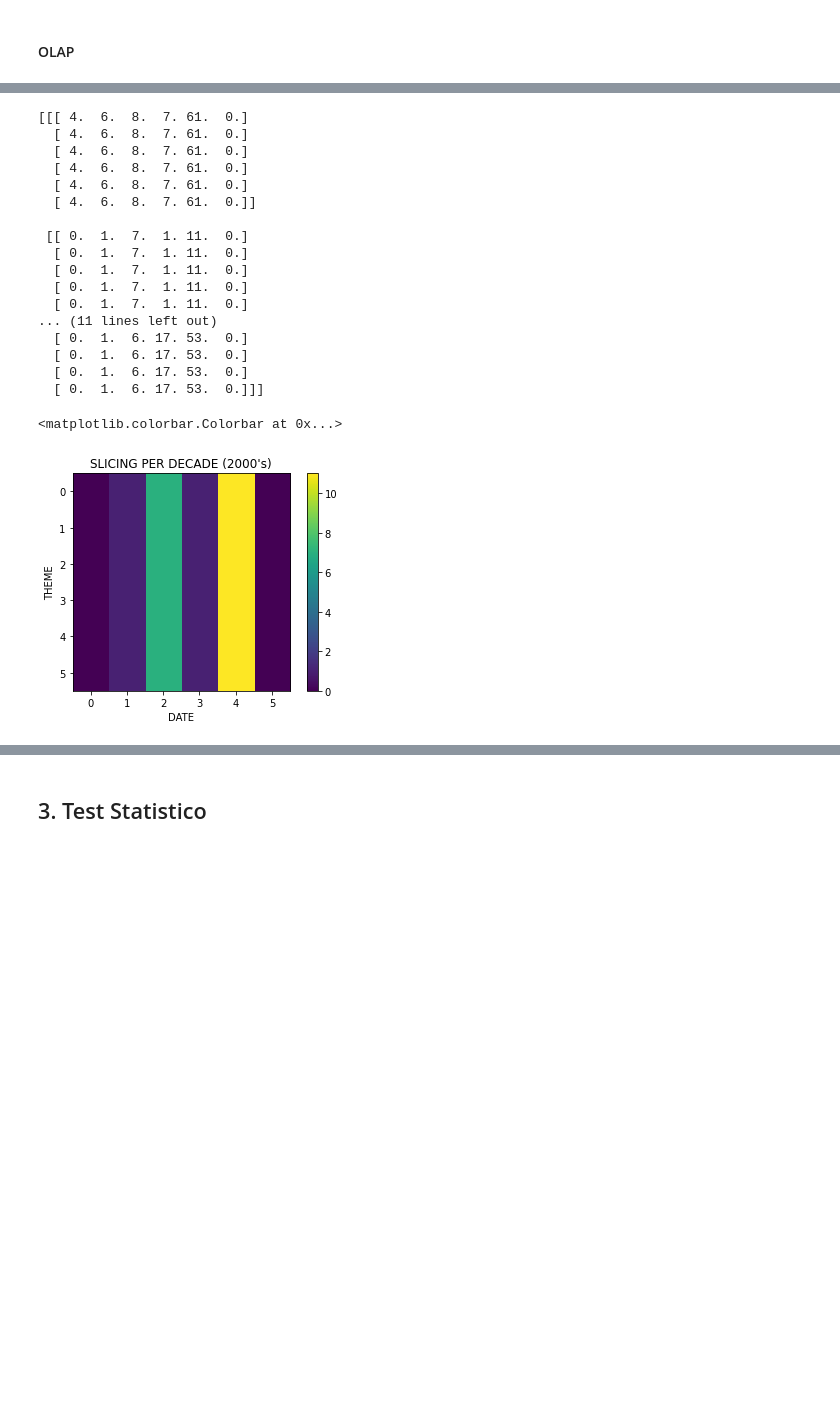
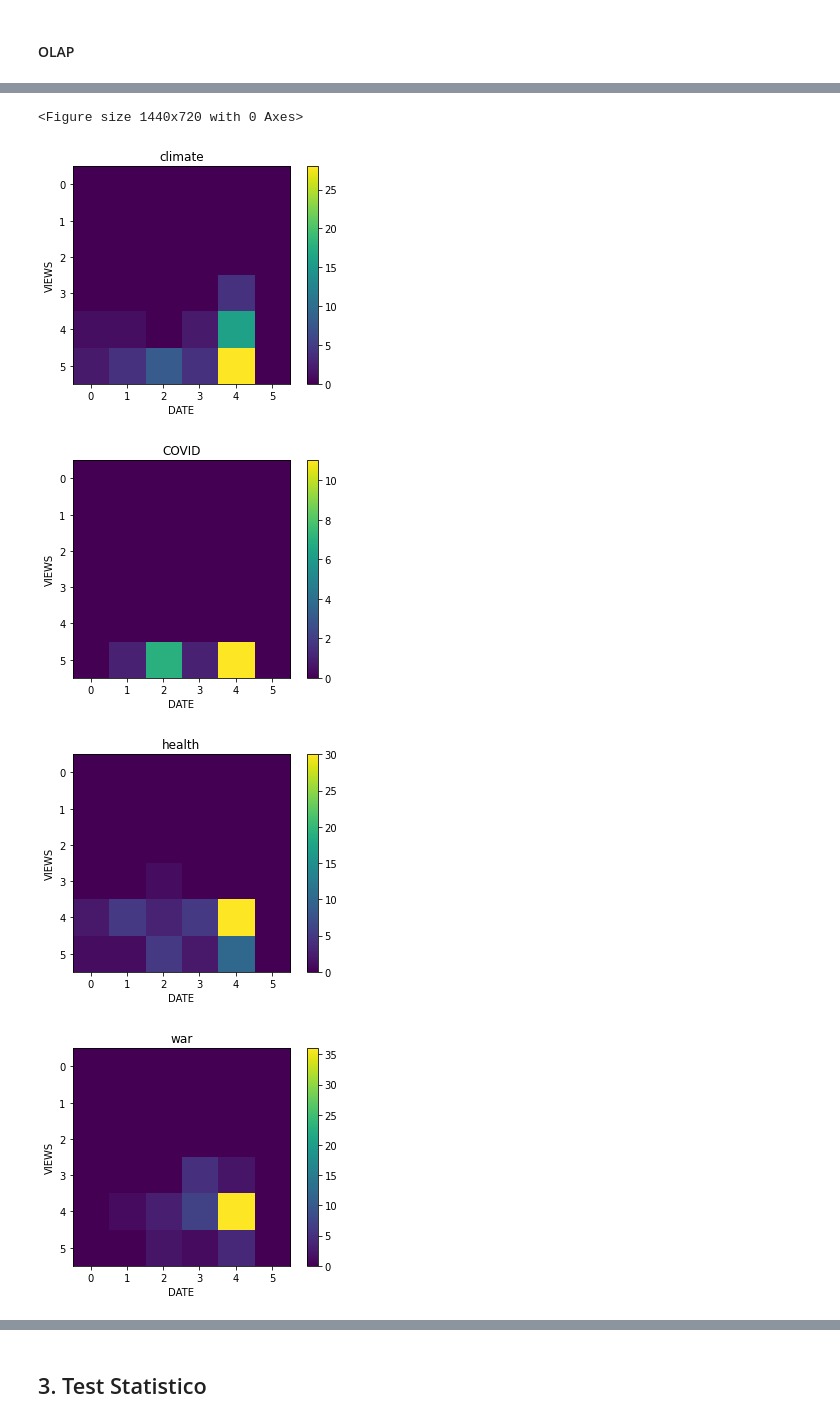
Before and after one commit to InKeaton/DataTed, a Jupyter notebook: data_ted_try.ipynb, the cells around one changed output, grey strips where cells are left out. Saved outputs shown, nothing was run; the diff lists cells and outputs as text; code cells hidden in the pictures; blank space fills up the shorter version.

```diff
--- a/data_ted_try.ipynb
+++ b/data_ted_try.ipynb
@@ -247,29 +245,34 @@ for z in range(0, len(quantize_views)):
-# %%
-# Visualizziamo la matrice
-plt.figure()
-plt.imshow(OLAP[1, :, :])
-print(OLAP[:, : , :])
-plt.title('SLICING PER DECADE (2000\'s)')
-plt.xlabel('DATE')
-plt.ylabel('THEME')
-plt.colorbar()
-# %% [output]
-[[[ 4.  6.  8.  7. 61.  0.]
-  [ 4.  6.  8.  7. 61.  0.]
-  [ 4.  6.  8.  7. 61.  0.]
-  [ 4.  6.  8.  7. 61.  0.]
-  [ 4.  6.  8.  7. 61.  0.]
-  [ 4.  6.  8.  7. 61.  0.]]
-
- [[ 0.  1.  7.  1. 11.  0.]
-  [ 0.  1.  7.  1. 11.  0.]
-  [ 0.  1.  7.  1. 11.  0.]
-  [ 0.  1.  7.  1. 11.  0.]
-  [ 0.  1.  7.  1. 11.  0.]
-... (11 lines left out)
-  [ 0.  1.  6. 17. 53.  0.]
-  [ 0.  1.  6. 17. 53.  0.]
-  [ 0.  1.  6. 17. 53.  0.]
-  [ 0.  1.  6. 17. 53.  0.]]]
-<matplotlib.colorbar.Colorbar at 0x...>
-[figure, removed]
+# %%
+# costruzione OLAP
+##OLAP che ha come dimensioni x: le date quantizzate, y: le views quantizzate e z: il nome del tema
+THEME_OLAP = np.zeros((len(quantize_date) , len(quantize_views) , len(theme_list)))
+
+for z in range(0, len(theme_list)):
+    theme_ted = daTed[daTed['title'].str.contains(theme_list[z])]
+    for y in range(0, len(quantize_views)):
+        for x in range(0, len(quantize_date)):
+            THEME_OLAP[x,y,z] = np.sum(
+                            (theme_ted['views_quant'] == quantize_views[y])
+                            & (theme_ted['date_quant']  == quantize_date[x])
+                          )
+
+##OLAP che ha come dimensioni: x: le date quantizzate, y: le views quantizzate e z: il numero di like quantizzati
+LIKE_OLAP  = np.zeros((len(quantize_date), len(quantize_views), len(quantize_likes)))
+
+for z in range(0, len(quantize_likes)):
+    like_ted = daTed[daTed['likes_quant'] == quantize_likes[z]]
+    for y in range(0, len(quantize_views)):
+        for x in range(0, len(quantize_date)):
+            LIKE_OLAP[x,y,z] = np.sum(
+                            (like_ted['views_quant'] == quantize_views[y])
+                            & (like_ted['date_quant']  == quantize_date[x])
+                          )
+# %%
+# Visualizziamo la matrice
+all_dim_olap(THEME_OLAP, "DATE", "VIEWS", theme_list)
+# %% [output]
+<Figure size 1440x720 with 0 Axes>
+[figure, added]
+[figure, added]
+[figure, added]
+[figure, added]
```
Also changed, not shown: parts of 18 cells of this notebook.
